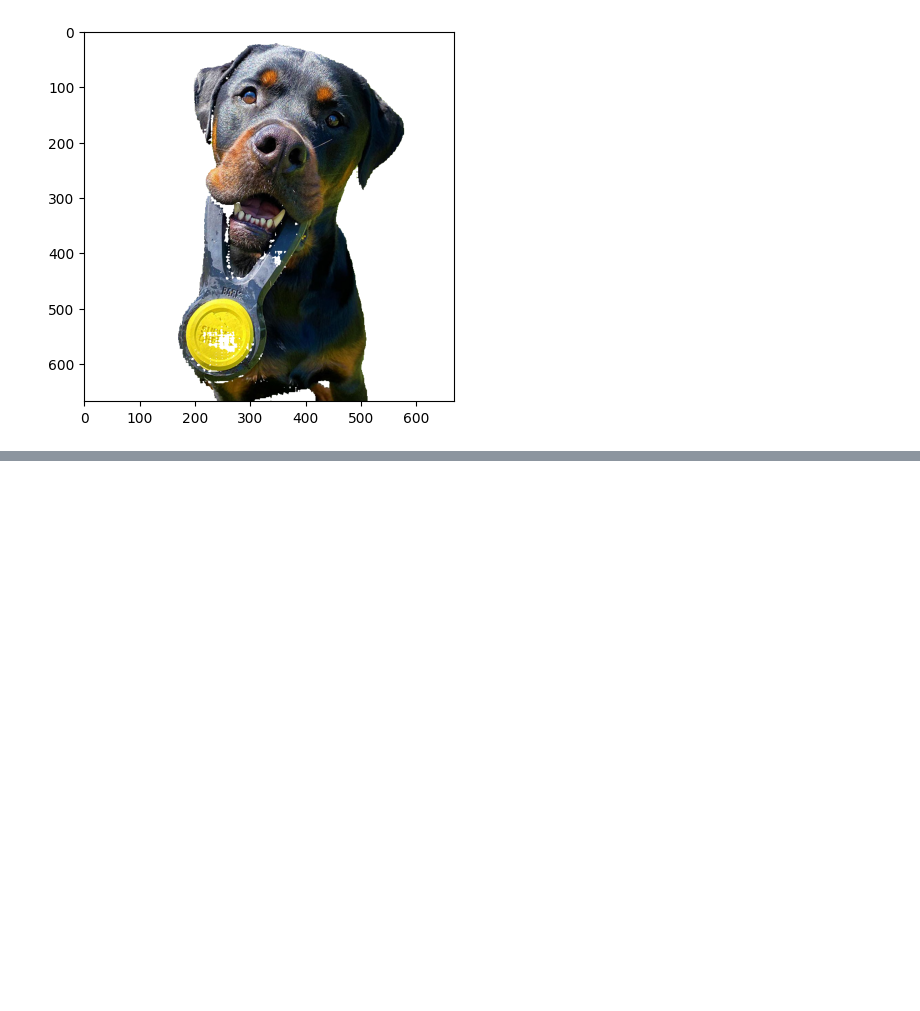
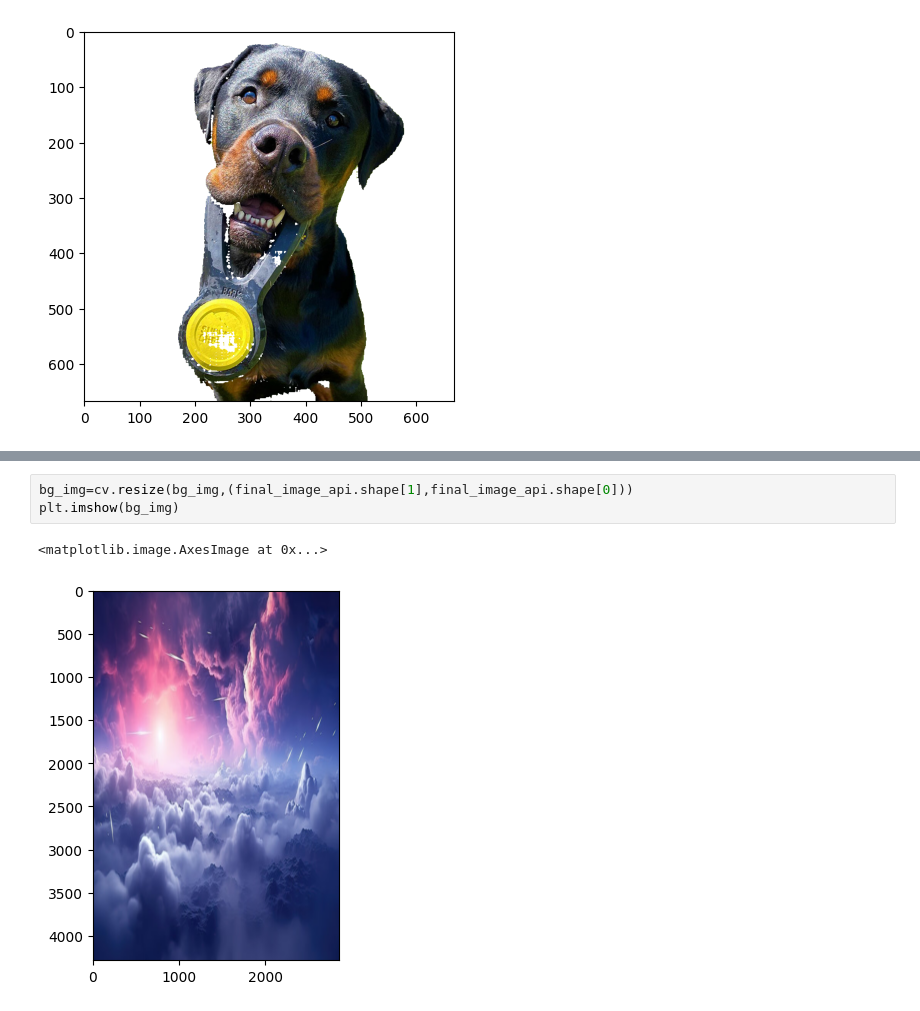
Before and after one commit to Bikash9841/Image_Background_Replacer, a Jupyter notebook: ImageBackgroundReplacement_usingSAM.ipynb, the cells around one changed output, grey strips where cells are left out. Cells and saved outputs as stored; diff of their text form; blank space fills up the shorter version.

```diff
--- a/ImageBackgroundReplacement_usingSAM.ipynb
+++ b/ImageBackgroundReplacement_usingSAM.ipynb
@@ -232,0 +312,6 @@ plt.imshow(final_image_api)
+# %%
+bg_img=cv.resize(bg_img,(final_image_api.shape[1],final_image_api.shape[0]))
+plt.imshow(bg_img)
+# %% [output]
+<matplotlib.image.AxesImage at 0x...>
+[figure, added]
```
Also changed, not shown: parts of 24 cells of this notebook.
